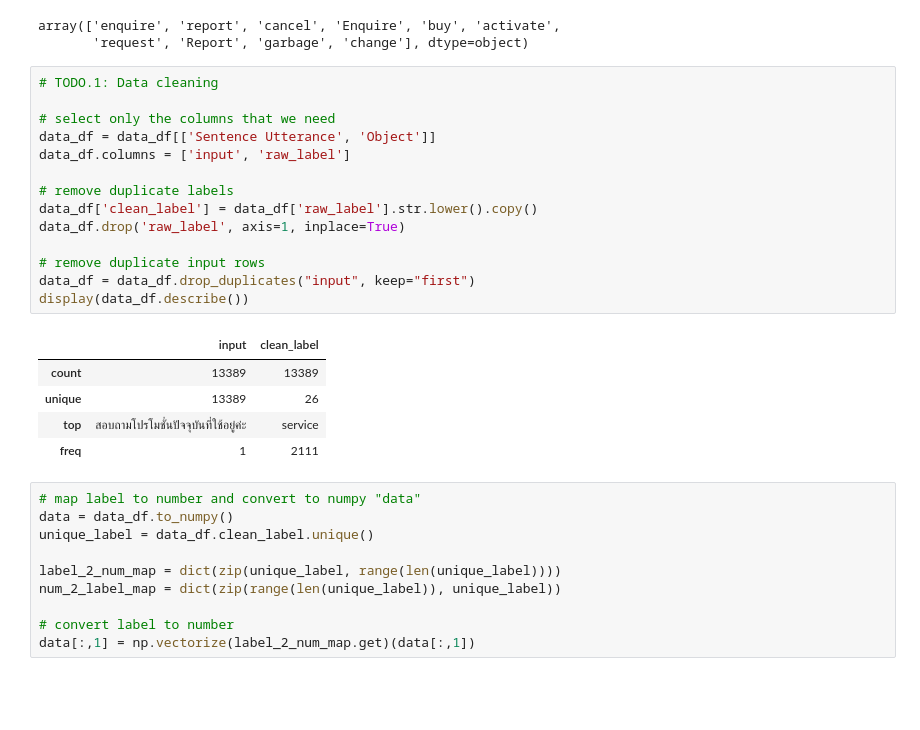
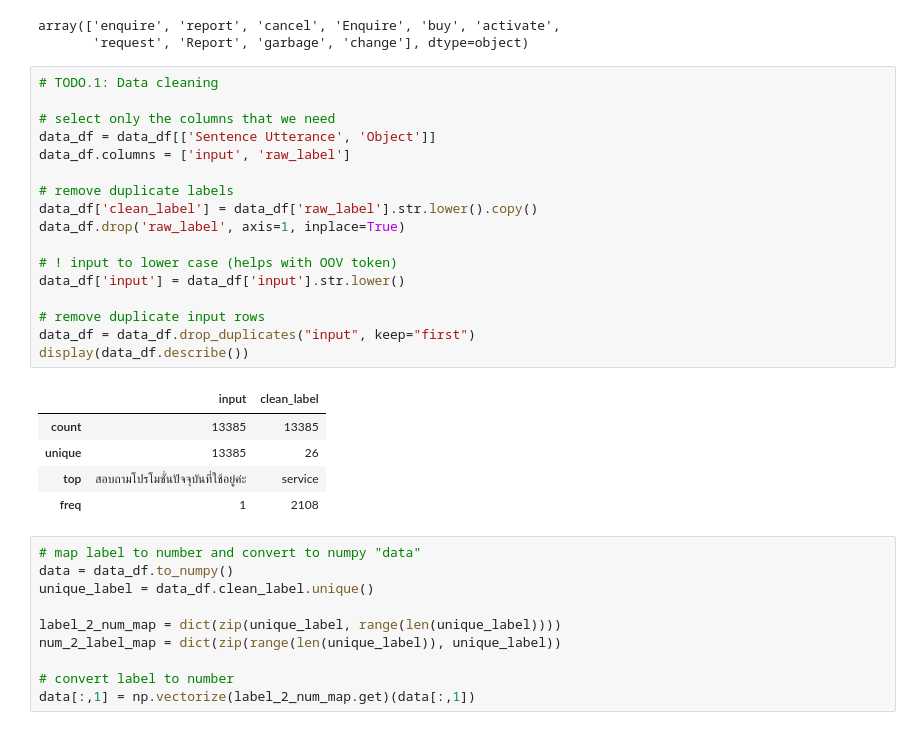
Before and after one commit to JeansAthiwat/NLP_NoScope, a Jupyter notebook: codes/L06_Sequence_Classification/hw6_model_1.ipynb, the cells around one changed output. Drawn from its saved outputs; the diff is of its cells as text; blank space fills up the shorter version.

```diff
--- a/codes/L06_Sequence_Classification/hw6_model_1.ipynb
+++ b/codes/L06_Sequence_Classification/hw6_model_1.ipynb
@@ -99,23 +99,26 @@ array(['enquire', 'report', 'cancel', 'Enquire', 'buy', 'activate',
 # %%
 # TODO.1: Data cleaning
 
 # select only the columns that we need
 data_df = data_df[['Sentence Utterance', 'Object']]
 data_df.columns = ['input', 'raw_label']
 
 # remove duplicate labels
 data_df['clean_label'] = data_df['raw_label'].str.lower().copy()
 data_df.drop('raw_label', axis=1, inplace=True)
 
+# ! input to lower case (helps with OOV token)
+data_df['input'] = data_df['input'].str.lower()
+
 # remove duplicate input rows
 data_df = data_df.drop_duplicates("input", keep="first")
 display(data_df.describe())
 # %% [output]
 |  | input | clean_label |
-| count | 13389 | 13389 |
-| unique | 13389 | 26 |
+| count | 13385 | 13385 |
+| unique | 13385 | 26 |
 | top | สอบถามโปรโมชั่นปัจจุบันที่ใช้อยู่ค่ะ | service |
-| freq | 1 | 2111 |
+| freq | 1 | 2108 |
 # %%
 # map label to number and convert to numpy "data"
 data = data_df.to_numpy()
```
Also changed, not shown: parts of 14 cells of this notebook.
